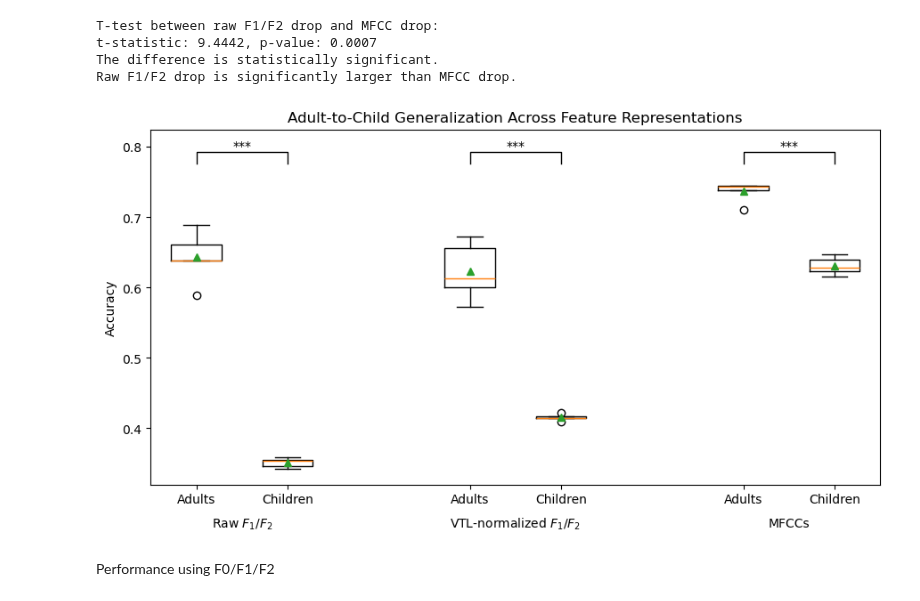
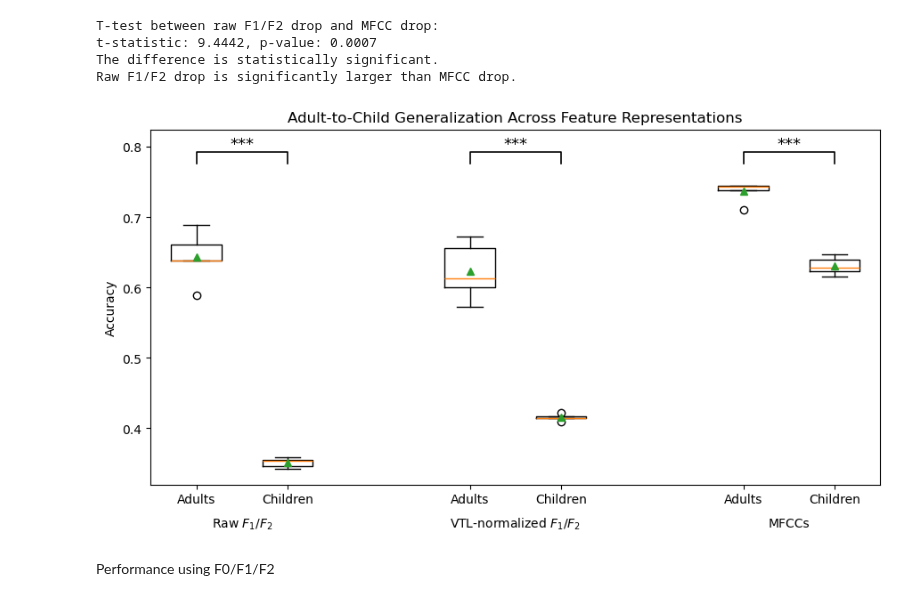
Before and after one commit to Morris88826/CSCE630_Speech_Processing, a Jupyter notebook: hw1/problem2.ipynb, the cells around one changed output. Saved outputs shown, nothing was run; the diff lists cells and outputs as text; code cells hidden in the pictures.

```diff
--- a/hw1/problem2.ipynb
+++ b/hw1/problem2.ipynb
@@ -832,53 +800,37 @@ ax.text(
     ha="center",
     transform=ax.get_xaxis_transform(),
 )
 
 all_acc = np.concatenate([
     raw_adult_acc,
     raw_child_acc,
     vtl_adult_acc,
     vtl_child_acc,
     mfcc_adult_acc,
     mfcc_child_acc,
 ])
 
 y_max = all_acc.max()
 y_min = all_acc.min()
 offset = (y_max - y_min) * 0.08
 
-# Helper for significance brackets
-def add_sig_bar(ax, x1, x2, y, p_value, offset):
-    ax.plot(
-        [x1, x1, x2, x2],
-        [y, y + offset / 2, y + offset / 2, y],
-        linewidth=1,
-        color="black",
-    )
-
-    ax.text(
-        (x1 + x2) / 2,
-        y + offset / 2,
-        p_to_stars(p_value),
-        ha="center",
-        va="bottom",
-    )
 
 y = y_max + offset
 
-add_sig_bar(ax, 1, 2, y, p_raw, offset)
-add_sig_bar(ax, 4, 5, y, p_vtl, offset)
-add_sig_bar(ax, 7, 8, y, p_mfcc, offset)
+add_significance_bar(ax, 1, 2, y, offset / 2, p_to_stars(p_raw))
+add_significance_bar(ax, 4, 5, y, offset / 2, p_to_stars(p_vtl))
+add_significance_bar(ax, 7, 8, y, offset / 2, p_to_stars(p_mfcc))
 
 ax.set_ylim(top=y_max + offset * 2.5)
 
 plt.tight_layout()
 plt.savefig(
     os.path.join(vis_out_dir, "adult_child_generalization.pdf"),
     bbox_inches="tight",
 )
 plt.show()
 # %% [output]
-[figure, old version]
+[figure, new version]
 # %% [markdown]
 Performance using F0/F1/F2
 # %%
```
Also changed, not shown: parts of 1 cell of this notebook, 4 other files.
